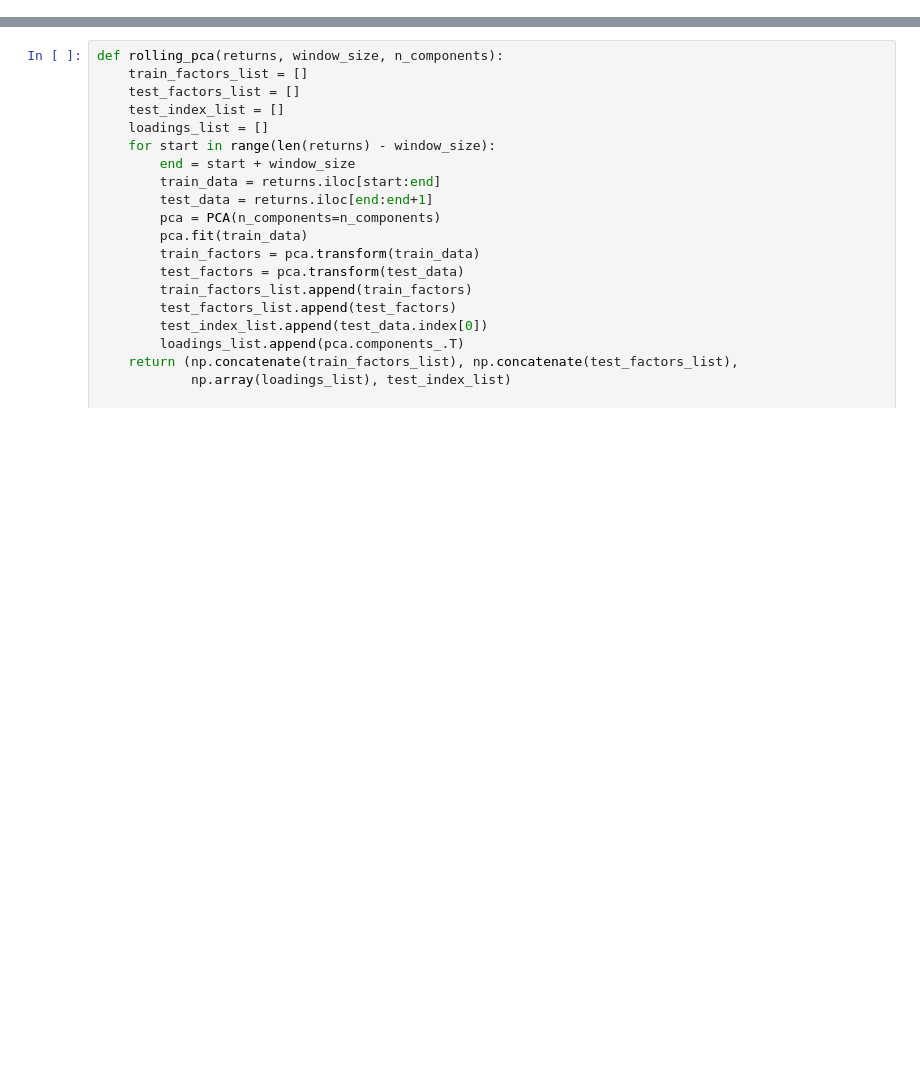
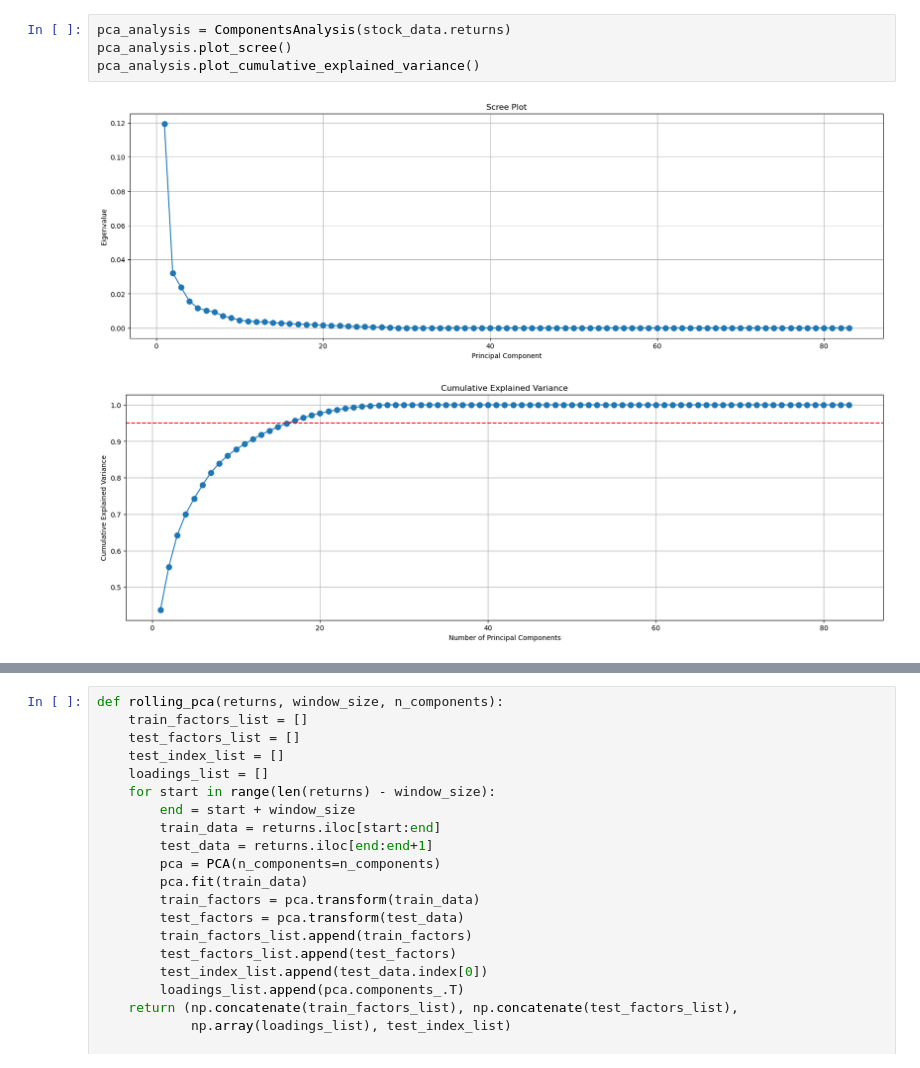
Before and after one commit to miindisponi99/Statistical-Factor-Model, a Jupyter notebook: Stat_factor_model.ipynb, the cells around one changed output, grey strips where cells are left out. Drawn from its saved outputs; the diff is of its cells as text; blank space fills up the shorter version.

```diff
--- a/Stat_factor_model.ipynb
+++ b/Stat_factor_model.ipynb
@@ -47,0 +30,7 @@ returns.tail()
+# %%
+pca_analysis = ComponentsAnalysis(stock_data.returns)
+pca_analysis.plot_scree()
+pca_analysis.plot_cumulative_explained_variance()
+# %% [output]
+[figure, added]
+[figure, added]
```
Also changed, not shown: parts of 11 cells of this notebook, 2 other files.
